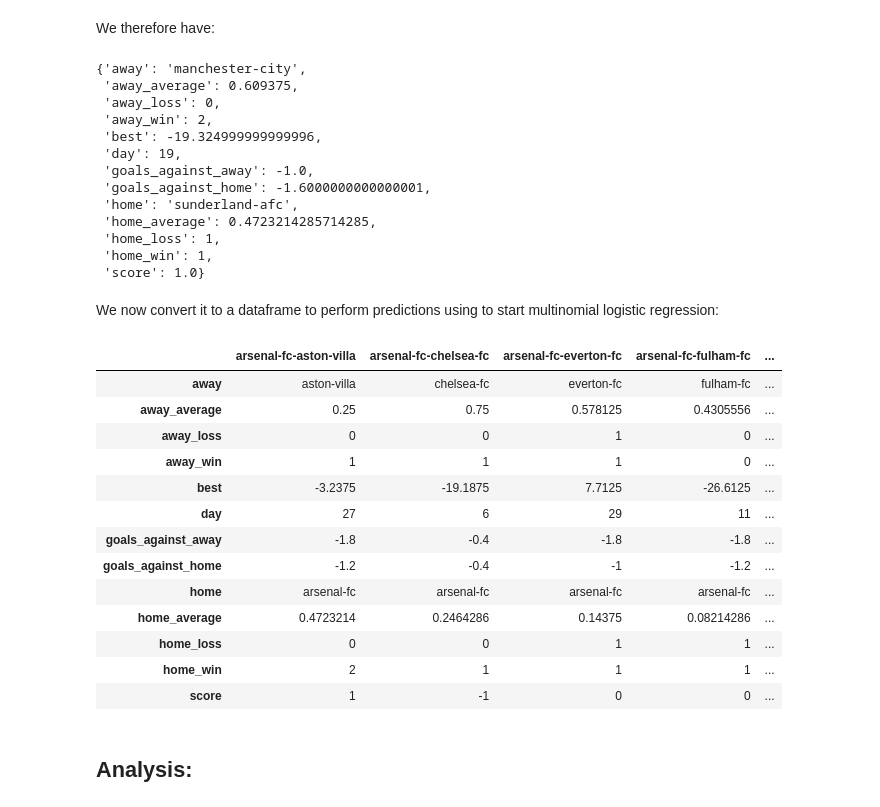
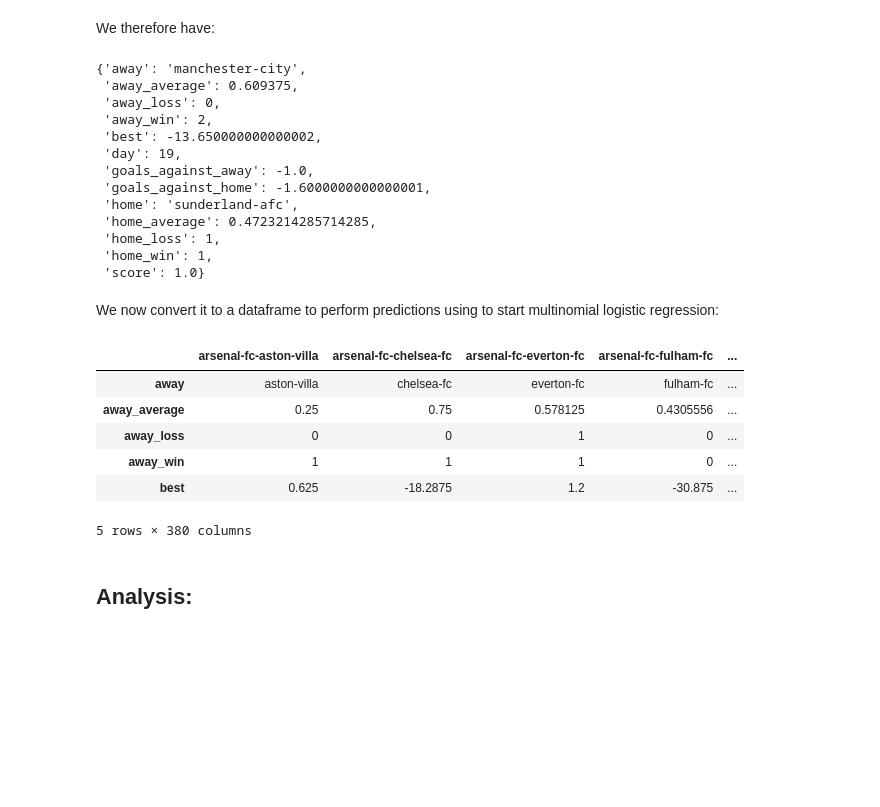
Before and after one commit to cs109-FIFA/cs109-FIFA, a Jupyter notebook: Match predictions.ipynb, the cells around one changed output. Drawn from its saved outputs; the diff is of its cells as text; code cells hidden in the pictures; blank space fills up the shorter version.

Commit message:
Match predictions

```diff
--- a/Match predictions.ipynb
+++ b/Match predictions.ipynb
@@ -152,22 +154,22 @@ for k in games.keys():
         for p in team_players[away_team]:
             best_away.append(np.max(features12[p]['match_value_list'][:2]))
 
-    elif (d-1) == 3:
-        for p in team_players[home_team]:
-            best_home.append(np.max(features12[p]['match_value_list'][:3]))
-        for p in team_players[away_team]:
-            best_away.append(np.max(features12[p]['match_value_list'][:3]))
-
-    elif (d-1) == 4:
-        for p in team_players[home_team]:
-            best_home.append(np.max(features12[p]['match_value_list'][:4]))
-        for p in team_players[away_team]:
-            best_away.append(np.max(features12[p]['match_value_list'][:4]))
     else:
         for p in team_players[home_team]:
-            best_home.append(np.max(features12[p]['match_value_list'][(d-6):(d-2)]))
+            best_home.append(np.max(features12[p]['match_value_list'][d-4:d-1]))
         for p in team_players[away_team]:
-            best_away.append(np.max(features12[p]['match_value_list'][(d-6):(d-2)]))
+            best_away.append(np.max(features12[p]['match_value_list'][d-4:d-1]))
+
+#     elif (d-1) == 4:
+#         for p in team_players[home_team]:
+#             best_home.append(np.max(features12[p]['match_value_list'][:4]))
+#         for p in team_players[away_team]:
+#             best_away.append(np.max(features12[p]['match_value_list'][:4]))
+#     else:
+#         for p in team_players[home_team]:
+#             best_home.append(np.max(features12[p]['match_value_list'][(d-6):(d-2)]))
+#         for p in team_players[away_team]:
+#             best_away.append(np.max(features12[p]['match_value_list'][(d-6):(d-2)]))
 
 
     games[k]['best'] = np.sum(best_home)-np.sum(best_away)
@@ -258,7 +260,7 @@ games[games.keys()[0]]
  'away_average': 0.609375,
  'away_loss': 0,
  'away_win': 2,
- 'best': -19.324999999999996,
+ 'best': -13.650000000000002,
  'day': 19,
  'goals_against_away': -1.0,
  'goals_against_home': -1.6000000000000001,
@@ -271,23 +273,16 @@ games[games.keys()[0]]
 We now convert it to a dataframe to perform predictions using to start multinomial logistic regression:
 # %%
 DF = pd.DataFrame.from_dict(games)
-# %%
-DF.iloc[0:13,:5]
-# %% [output]
-|  | arsenal-fc-aston-villa | arsenal-fc-chelsea-fc | arsenal-fc-everton-fc | arsenal-fc-fulham-fc | ... |
-| away | aston-villa | chelsea-fc | everton-fc | fulham-fc | ... |
-| away_average | 0.25 | 0.75 | 0.578125 | 0.4305556 | ... |
-| away_loss | 0 | 0 | 1 | 0 | ... |
-| away_win | 1 | 1 | 1 | 0 | ... |
-| best | -3.2375 | -19.1875 | 7.7125 | -26.6125 | ... |
-| day | 27 | 6 | 29 | 11 | ... |
-| goals_against_away | -1.8 | -0.4 | -1.8 | -1.8 | ... |
-| goals_against_home | -1.2 | -0.4 | -1 | -1.2 | ... |
-| home | arsenal-fc | arsenal-fc | arsenal-fc | arsenal-fc | ... |
-| home_average | 0.4723214 | 0.2464286 | 0.14375 | 0.08214286 | ... |
-| home_loss | 0 | 0 | 1 | 1 | ... |
-| home_win | 2 | 1 | 1 | 1 | ... |
-| score | 1 | -1 | 0 | 0 | ... |
+# %%
+DF.head()
+# %% [output]
+|  | arsenal-fc-aston-villa | arsenal-fc-chelsea-fc | arsenal-fc-everton-fc | arsenal-fc-fulham-fc | ... |
+| away | aston-villa | chelsea-fc | everton-fc | fulham-fc | ... |
+| away_average | 0.25 | 0.75 | 0.578125 | 0.4305556 | ... |
+| away_loss | 0 | 0 | 1 | 0 | ... |
+| away_win | 1 | 1 | 1 | 0 | ... |
+| best | 0.625 | -18.2875 | 1.2 | -30.875 | ... |
+5 rows × 380 columns
 # %% [markdown]
 ## Analysis:
 # %%
```
Also changed, not shown: parts of 20 cells of this notebook.
